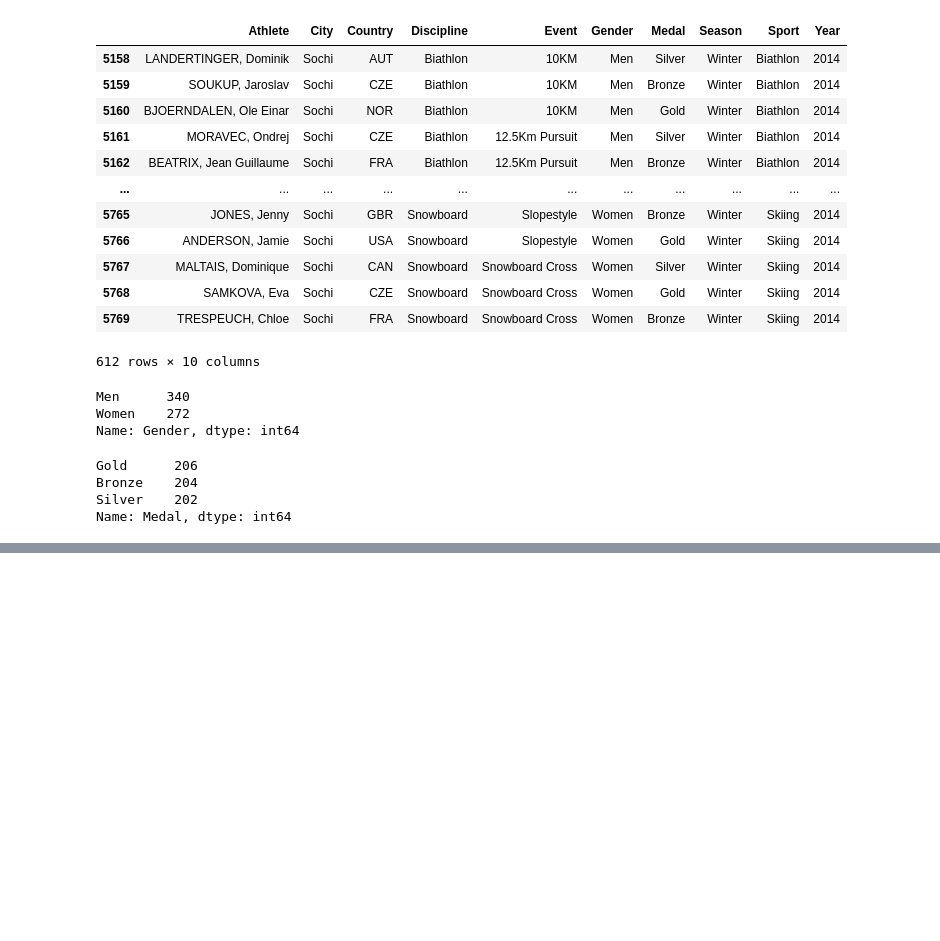
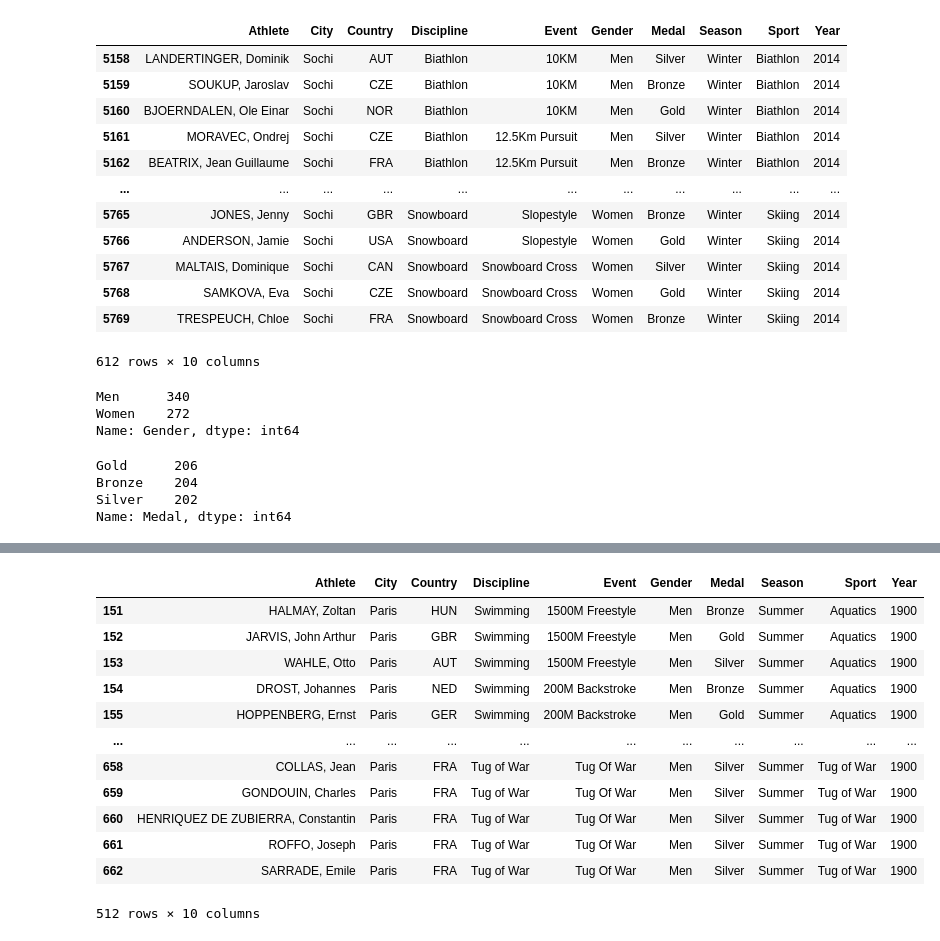
Before and after one commit to mollyboigon/wk-07-basic-analysis, a Jupyter notebook: wk-07 demo.ipynb, the cells around one changed output, grey strips where cells are left out. Saved outputs shown, nothing was run; the diff lists cells and outputs as text; code cells hidden in the pictures; blank space fills up the shorter version.

```diff
--- a/wk-07 demo.ipynb
+++ b/wk-07 demo.ipynb
@@ -186,0 +237,17 @@ Name: Medal, dtype: int64
+# %%
+#Filtering by dates
+oly[oly["Year"] == 1900]
+# %% [output]
+|  | Athlete | City | Country | Discipline | Event | Gender | Medal | Season | Sport | Year |
+| 151 | HALMAY, Zoltan | Paris | HUN | Swimming | 1500M Freestyle | Men | Bronze | Summer | Aquatics | 1900 |
+| 152 | JARVIS, John Arthur | Paris | GBR | Swimming | 1500M Freestyle | Men | Gold | Summer | Aquatics | 1900 |
+| 153 | WAHLE, Otto | Paris | AUT | Swimming | 1500M Freestyle | Men | Silver | Summer | Aquatics | 1900 |
+| 154 | DROST, Johannes | Paris | NED | Swimming | 200M Backstroke | Men | Bronze | Summer | Aquatics | 1900 |
+| 155 | HOPPENBERG, Ernst | Paris | GER | Swimming | 200M Backstroke | Men | Gold | Summer | Aquatics | 1900 |
+| ... | ... | ... | ... | ... | ... | ... | ... | ... | ... | ... |
+| 658 | COLLAS, Jean | Paris | FRA | Tug of War | Tug Of War | Men | Silver | Summer | Tug of War | 1900 |
+| 659 | GONDOUIN, Charles | Paris | FRA | Tug of War | Tug Of War | Men | Silver | Summer | Tug of War | 1900 |
+| 660 | HENRIQUEZ DE ZUBIERRA, Constantin | Paris | FRA | Tug of War | Tug Of War | Men | Silver | Summer | Tug of War | 1900 |
+| 661 | ROFFO, Joseph | Paris | FRA | Tug of War | Tug Of War | Men | Silver | Summer | Tug of War | 1900 |
+| 662 | SARRADE, Emile | Paris | FRA | Tug of War | Tug Of War | Men | Silver | Summer | Tug of War | 1900 |
+512 rows × 10 columns
```
Also changed, not shown: parts of 20 cells of this notebook.
